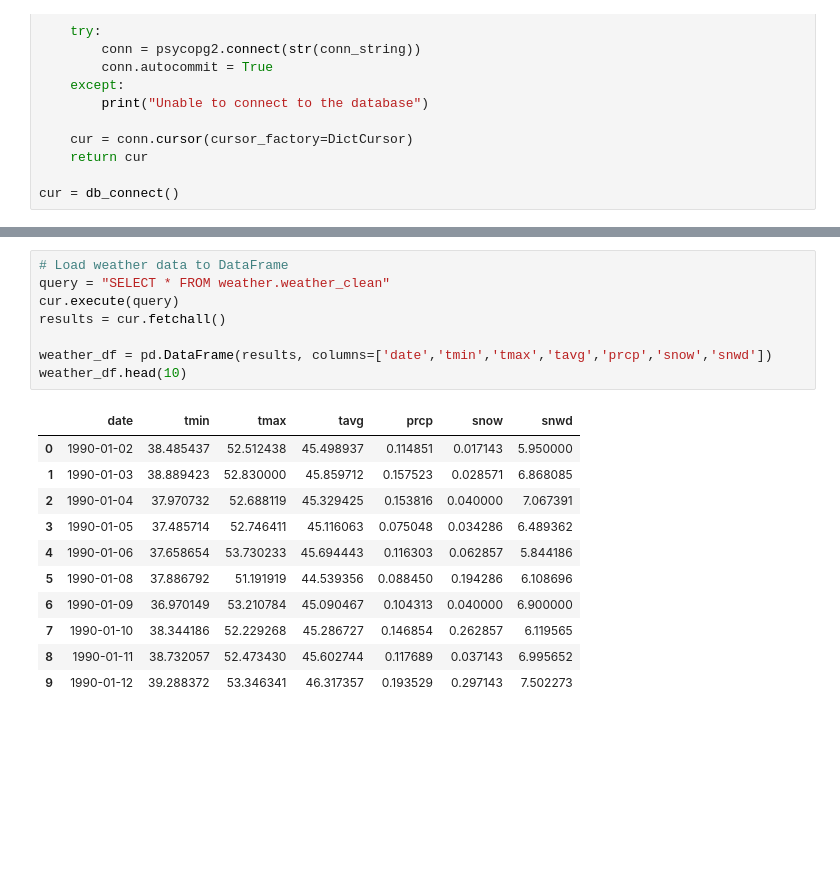
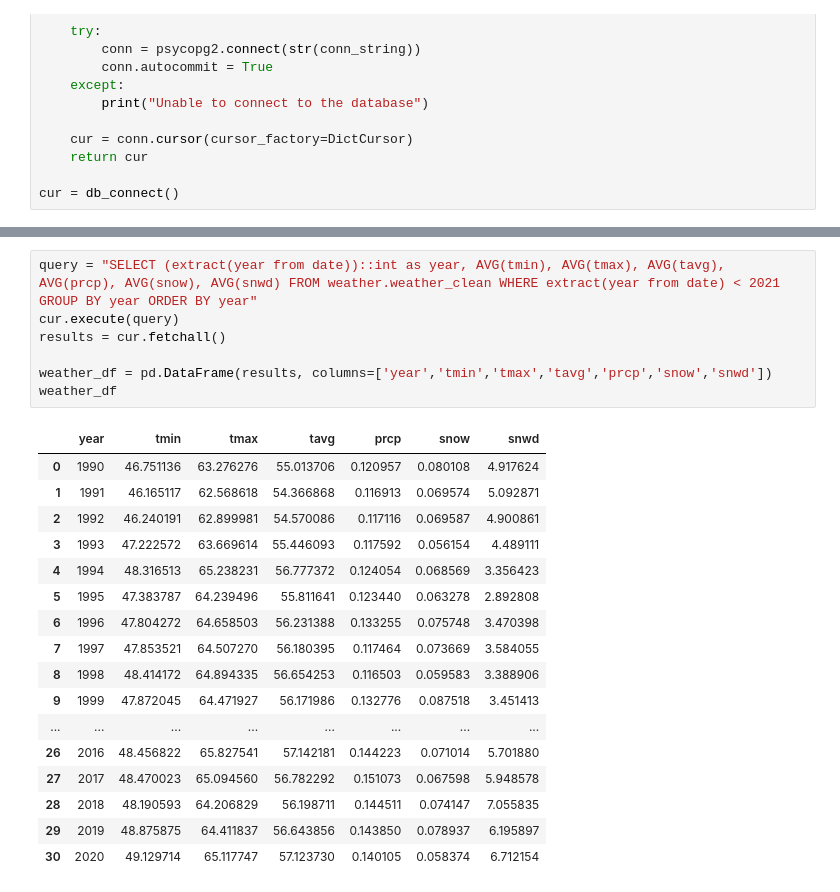
Before and after one commit to theraceblogger/climaster, a Jupyter notebook: analyze_data/analyze.ipynb, the cells around one changed output, grey strips where cells are left out. Saved outputs shown, nothing was run; the diff lists cells and outputs as text; blank space fills up the shorter version.

Commit message:
update analyze requirements update weather

```diff
--- a/analyze_data/analyze.ipynb
+++ b/analyze_data/analyze.ipynb
@@ -28,22 +44,27 @@ cur = db_connect()
 # %%
-# Load weather data to DataFrame
-query = "SELECT * FROM weather.weather_clean"
+query = "SELECT (extract(year from date))::int as year, AVG(tmin), AVG(tmax), AVG(tavg), AVG(prcp), AVG(snow), AVG(snwd) FROM weather.weather_clean WHERE extract(year from date) < 2021 GROUP BY year ORDER BY year"
 cur.execute(query)
 results = cur.fetchall()
 
-weather_df = pd.DataFrame(results, columns=['date','tmin','tmax','tavg','prcp','snow','snwd'])
-weather_df.head(10)
+weather_df = pd.DataFrame(results, columns=['year','tmin','tmax','tavg','prcp','snow','snwd'])
+weather_df
 # %% [output]
-|  | date | tmin | tmax | tavg | prcp | snow | snwd |
-| 0 | 1990-01-02 | 38.485437 | 52.512438 | 45.498937 | 0.114851 | 0.017143 | 5.950000 |
-| 1 | 1990-01-03 | 38.889423 | 52.830000 | 45.859712 | 0.157523 | 0.028571 | 6.868085 |
-| 2 | 1990-01-04 | 37.970732 | 52.688119 | 45.329425 | 0.153816 | 0.040000 | 7.067391 |
-| 3 | 1990-01-05 | 37.485714 | 52.746411 | 45.116063 | 0.075048 | 0.034286 | 6.489362 |
-| 4 | 1990-01-06 | 37.658654 | 53.730233 | 45.694443 | 0.116303 | 0.062857 | 5.844186 |
-| 5 | 1990-01-08 | 37.886792 | 51.191919 | 44.539356 | 0.088450 | 0.194286 | 6.108696 |
-| 6 | 1990-01-09 | 36.970149 | 53.210784 | 45.090467 | 0.104313 | 0.040000 | 6.900000 |
-| 7 | 1990-01-10 | 38.344186 | 52.229268 | 45.286727 | 0.146854 | 0.262857 | 6.119565 |
-| 8 | 1990-01-11 | 38.732057 | 52.473430 | 45.602744 | 0.117689 | 0.037143 | 6.995652 |
-| 9 | 1990-01-12 | 39.288372 | 53.346341 | 46.317357 | 0.193529 | 0.297143 | 7.502273 |
+|  | year | tmin | tmax | tavg | prcp | snow | snwd |
+| 0 | 1990 | 46.751136 | 63.276276 | 55.013706 | 0.120957 | 0.080108 | 4.917624 |
+| 1 | 1991 | 46.165117 | 62.568618 | 54.366868 | 0.116913 | 0.069574 | 5.092871 |
+| 2 | 1992 | 46.240191 | 62.899981 | 54.570086 | 0.117116 | 0.069587 | 4.900861 |
+| 3 | 1993 | 47.222572 | 63.669614 | 55.446093 | 0.117592 | 0.056154 | 4.489111 |
+| 4 | 1994 | 48.316513 | 65.238231 | 56.777372 | 0.124054 | 0.068569 | 3.356423 |
+| 5 | 1995 | 47.383787 | 64.239496 | 55.811641 | 0.123440 | 0.063278 | 2.892808 |
+| 6 | 1996 | 47.804272 | 64.658503 | 56.231388 | 0.133255 | 0.075748 | 3.470398 |
+| 7 | 1997 | 47.853521 | 64.507270 | 56.180395 | 0.117464 | 0.073669 | 3.584055 |
+| 8 | 1998 | 48.414172 | 64.894335 | 56.654253 | 0.116503 | 0.059583 | 3.388906 |
+| 9 | 1999 | 47.872045 | 64.471927 | 56.171986 | 0.132776 | 0.087518 | 3.451413 |
+| ... | ... | ... | ... | ... | ... | ... | ... |
+| 26 | 2016 | 48.456822 | 65.827541 | 57.142181 | 0.144223 | 0.071014 | 5.701880 |
+| 27 | 2017 | 48.470023 | 65.094560 | 56.782292 | 0.151073 | 0.067598 | 5.948578 |
+| 28 | 2018 | 48.190593 | 64.206829 | 56.198711 | 0.144511 | 0.074147 | 7.055835 |
+| 29 | 2019 | 48.875875 | 64.411837 | 56.643856 | 0.143850 | 0.078937 | 6.195897 |
+| 30 | 2020 | 49.129714 | 65.117747 | 57.123730 | 0.140105 | 0.058374 | 6.712154 |
 # %%
 # Load disaster data to DataFrame
```
Also changed, not shown: parts of 26 cells of this notebook, 2 other files.
